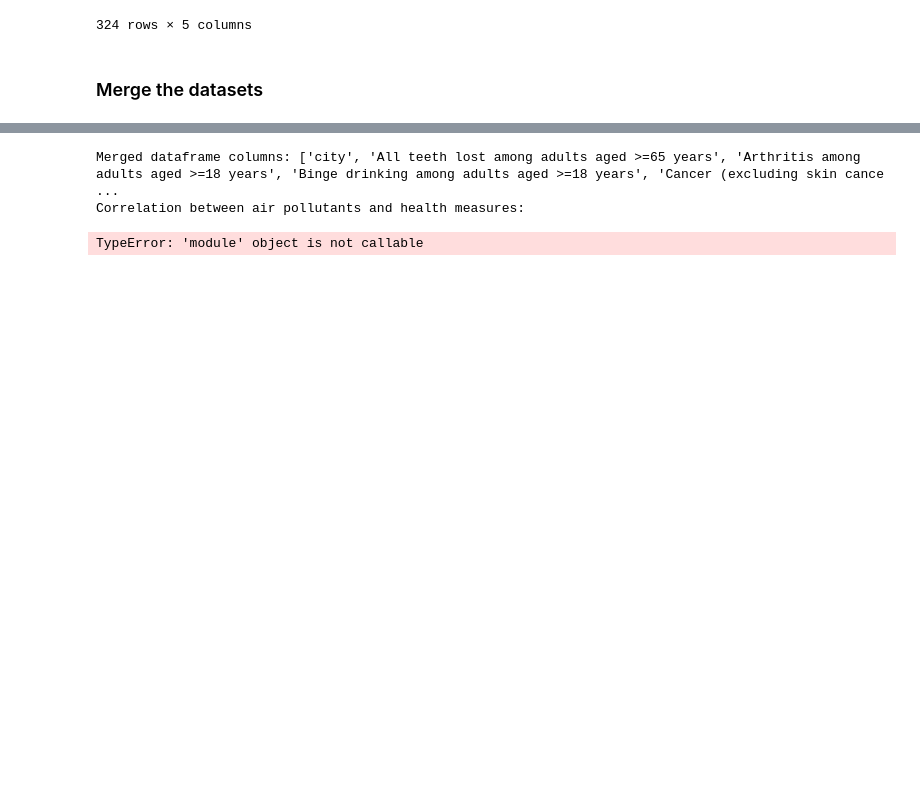
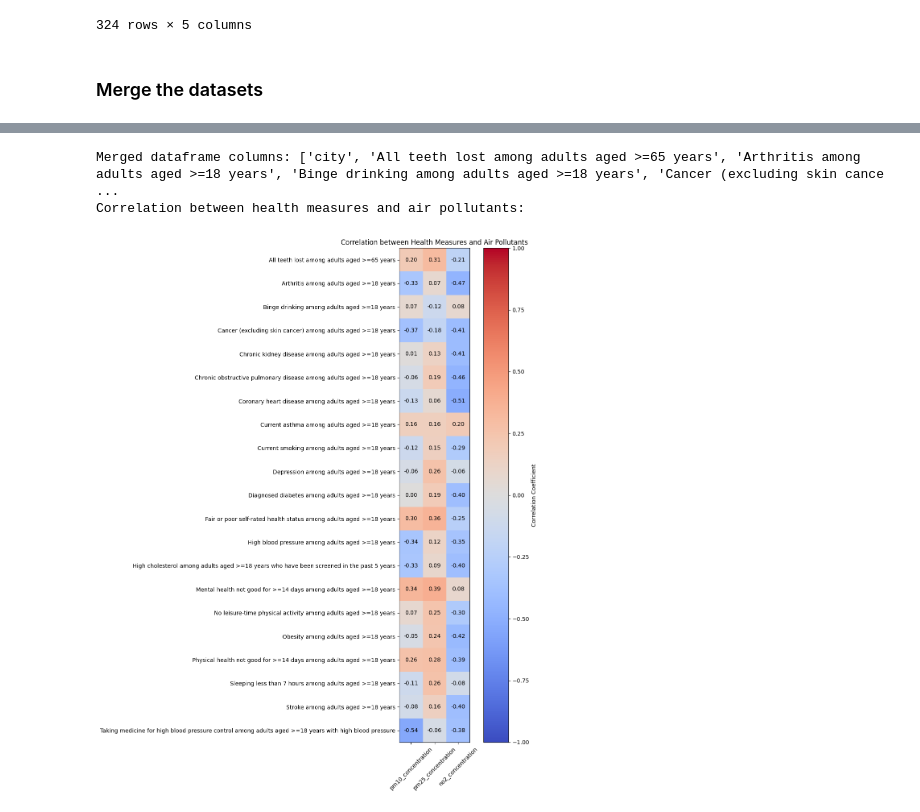
Before and after one commit to filoooooonov/pse-project, a Jupyter notebook: project.ipynb, the cells around one changed output, grey strips where cells are left out. Saved outputs shown, nothing was run; the diff lists cells and outputs as text; code cells hidden in the pictures; blank space fills up the shorter version.

Commit message:
Change corellation matrix

```diff
--- a/project.ipynb
+++ b/project.ipynb
@@ -34,8 +34,22 @@ new_df = df.pivot_table(
 # Reset the index to make 'city' a column again
 new_df = new_df.reset_index()
 
-# Display the first few rows
-list(df['Measure'].values)
+new_df = new_df.drop(['Current lack of health insurance among adults aged 18-64 years',
+'Cervical cancer screening among adult women aged 21-65 years',
+'Visits to dentist or dental clinic among adults aged >=18 years',
+ 'Visits to doctor for routine checkup within the past year among adults aged >=18 years',
+ 'Mammography use among women aged 50-74 years',
+ 'Cholesterol screening among adults aged >=18 years',
+ 'Older adult men aged >=65 years who are up to date on a core set of clinical preventive services: Flu shot past year, PPV shot ever, Colorectal cancer screening',
+ 'Fecal occult blood test, sigmoidoscopy, or colonoscopy among adults aged 50-75 years',
+ 'Older adult women aged >=65 years who are up to date on a core set of clinical preventive services: Flu shot past year, PPV shot ever, Colorectal cancer screening, and Mammogram past 2 years',
+], axis=1)
+
+# All diseases
+# list(df['Measure'].unique())
+
+
+df.head()
 # %% [output]
 Number of unique cities: 1841
 Number of unique measures: 30
@@ -110,49 +108,49 @@ merged_df
 # %%
-# Check the actual column names first
+# Print all column names to identify the correct ones
 print("Merged dataframe columns:", merged_df.columns.tolist())
 
-# Update with the correct column names for pollutants
-# For example, these might be the actual names:
-pollutants = ['pm10_concentration', 'pm25_concentration', 'no2_concentration']  # Update with actual column names
+# Update these with the ACTUAL column names from your print output
+pollutants = ['pm10_concentration', 'pm25_concentration', 'no2_concentration']  # Use the correct names
 
-# Get the disease columns
+# Get disease columns
 disease_columns = [col for col in new_df.columns if col != 'city']
 
 # Create a correlation matrix between pollutants and diseases
 correlation_matrix = merged_df[pollutants + disease_columns].corr()
 
-# Extract only the relevant part of the correlation matrix - pollutants vs diseases
-pollutant_disease_corr = correlation_matrix.loc[pollutants, disease_columns]
+# Extract and transpose the correlation matrix - diseases as rows and pollutants as columns
+disease_pollutant_corr = correlation_matrix.loc[disease_columns, pollutants]
 
 # Display the correlation matrix
-print("Correlation between air pollutants and health measures:")
-pollutant_disease_corr
+print("Correlation between health measures and air pollutants:")
+disease_pollutant_corr
 
-# Visualize the correlation matrix as a heatmap using only matplotlib
+# Visualize the correlation matrix as a heatmap using matplotlib
 import matplotlib.pyplot as plt
 import numpy as np
 
-plt.figure(figsize=(14, 10))
-im = plt.imshow(pollutant_disease_corr, cmap='coolwarm', vmin=-1, vmax=1)
+plt.figure(figsize=(10, 14))  # Adjusted for more rows than columns
+im = plt.imshow(disease_pollutant_corr, cmap='coolwarm', vmin=-1, vmax=1)
 
 # Add colorbar
 cbar = plt.colorbar(im)
 cbar.set_label('Correlation Coefficient')
 
 # Add labels and title
-plt.title('Correlation between Air Pollutants and Health Measures')
-plt.xticks(np.arange(len(disease_columns)), disease_columns, rotation=90)
-plt.yticks(np.arange(len(pollutants)), pollutants)
+plt.title('Correlation between Health Measures and Air Pollutants')
+plt.xticks(np.arange(len(pollutants)), pollutants, rotation=45)
+plt.yticks(np.arange(len(disease_columns)), disease_columns)
 
 # Add correlation values as text annotations
-for i in range(len(pollutants)):
-    for j in range(len(disease_columns)):
-        text = plt.text(j, i, f'{pollutant_disease_corr.iloc[i, j]:.2f}',
+for i in range(len(disease_columns)):
+    for j in range(len(pollutants)):
+        text = plt.text(j, i, f'{disease_pollutant_corr.iloc[i, j]:.2f}',
                       ha="center", va="center", color="black")
 
 plt.tight_layout()
+plt.savefig('corr.png')
 plt.show()
 # %% [output]
 Merged dataframe columns: ['city', 'All teeth lost among adults aged >=65 years', 'Arthritis among adults aged >=18 years', 'Binge drinking among adults aged >=18 years', 'Cancer (excluding skin cance ...
-Correlation between air pollutants and health measures:
+Correlation between health measures and air pollutants:
-TypeError: 'module' object is not callable
+[figure, added]
```
Also changed, not shown: parts of 3 cells of this notebook, 1 other file.
